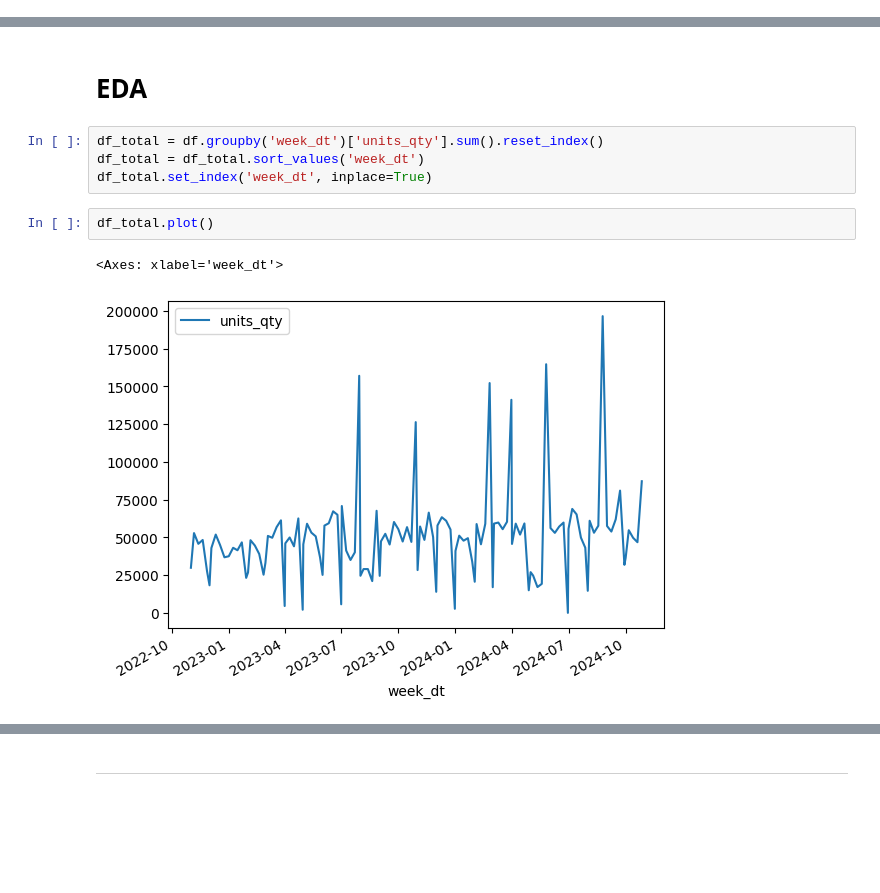
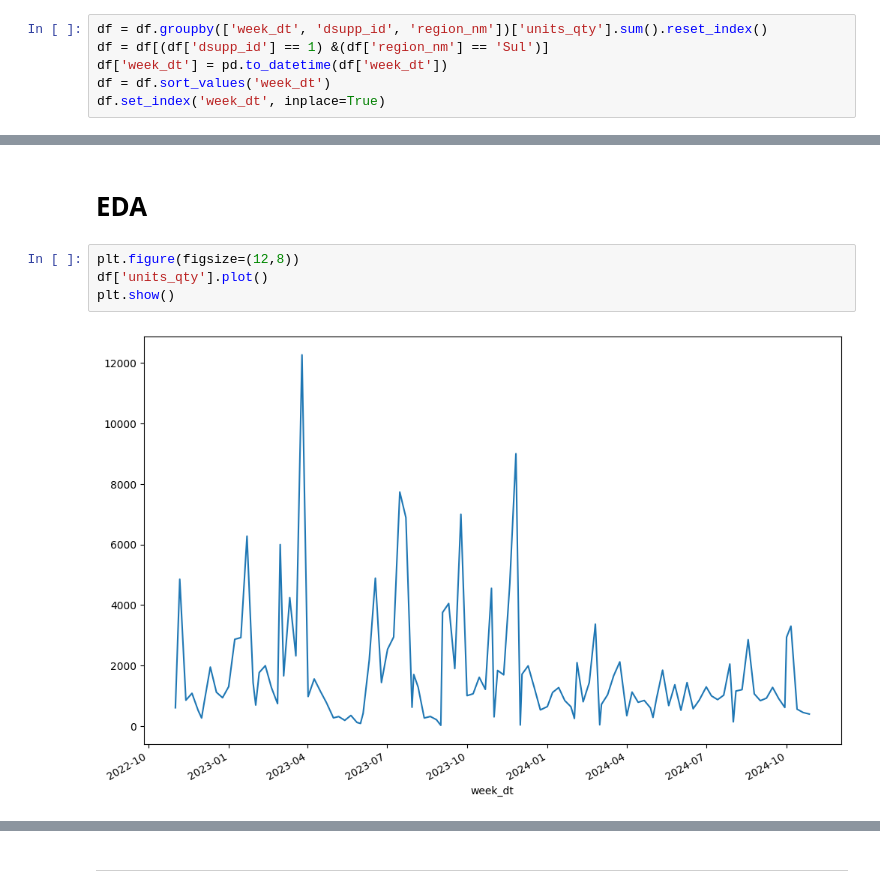
Before and after one commit to HenryJKS/kaggle-cases, a Jupyter notebook: IQVIA - Projeto Semanal de Demanda/Model - Sarimax.ipynb, the cells around one changed output, grey strips where cells are left out. Cells and saved outputs as stored; diff of their text form; blank space fills up the shorter version.

```diff
--- a/IQVIA - Projeto Semanal de Demanda/Model - Sarimax.ipynb
+++ b/IQVIA - Projeto Semanal de Demanda/Model - Sarimax.ipynb
@@ -12,14 +11,17 @@ df['week_dt'] = pd.to_datetime(df['week_dt'])
+# %%
+df = df.groupby(['week_dt', 'dsupp_id', 'region_nm'])['units_qty'].sum().reset_index()
+df = df[(df['dsupp_id'] == 1) &(df['region_nm'] == 'Sul')]
+df['week_dt'] = pd.to_datetime(df['week_dt'])
+df = df.sort_values('week_dt')
+df.set_index('week_dt', inplace=True)
 # %% [markdown]
 ---
 # %% [markdown]
 # EDA
-# %%
-df_total = df.groupby('week_dt')['units_qty'].sum().reset_index()
-df_total = df_total.sort_values('week_dt')
-df_total.set_index('week_dt', inplace=True)
 # %%
-df_total.plot()
+plt.figure(figsize=(12,8))
+df['units_qty'].plot()
+plt.show()
 # %% [output]
-<Axes: xlabel='week_dt'>
-[figure, old version]
+[figure, new version]
 # %%
```
Also changed, not shown: parts of 15 cells of this notebook, 1 other file.
